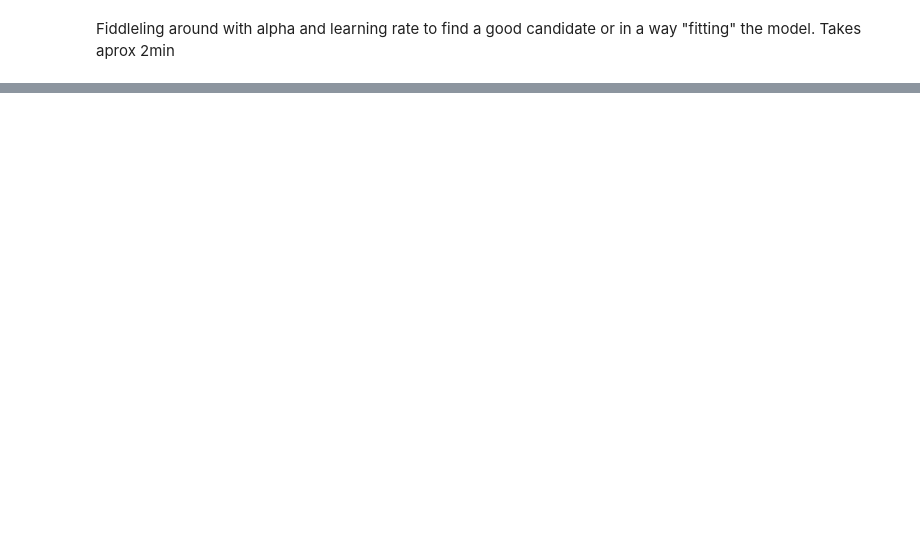
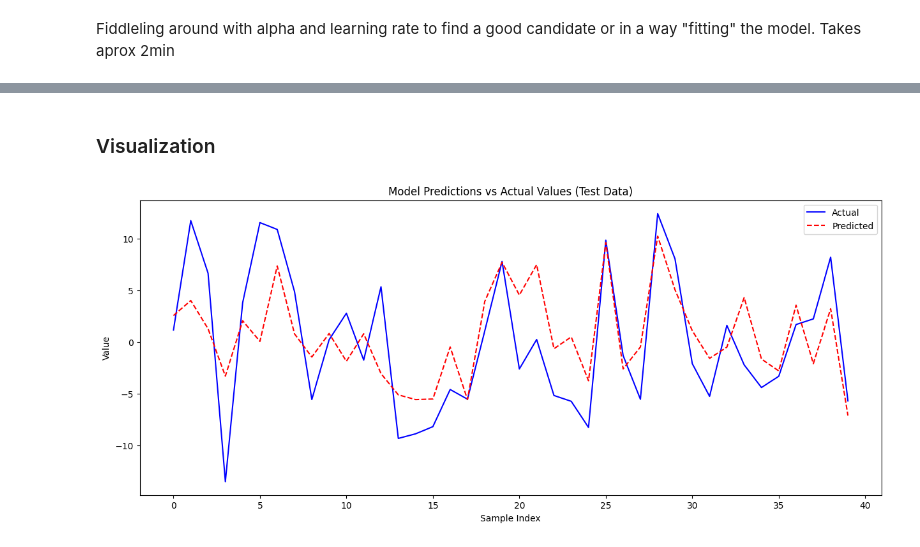
Before and after one commit to Valementajat/ML_Stability_Regularization, a Jupyter notebook: regularizationStability.ipynb, the cells around one changed output, grey strips where cells are left out. Saved outputs shown, nothing was run; the diff lists cells and outputs as text; code cells hidden in the pictures; blank space fills up the shorter version.

```diff
--- a/regularizationStability.ipynb
+++ b/regularizationStability.ipynb
@@ -66,5 +76,7 @@ print(X[0])
 # %% [markdown]
 Create the training, test split
 # %%
-X_train, X_test, y_train, y_test = train_test_split(X, Y, test_size=0.2, random_state=42)
+def trainSplit(X, Y):
+   X_train, X_test, y_train, y_test = train_test_split(X, Y, test_size=0.2, random_state=42)
+   return X_train, X_test, y_train, y_test
 # %%
@@ -316,0 +326,21 @@ plt.show()
+# %%
+X_synt, Y_synt, synth_true_w = generate_synthetic_data(n_samples=200, n_features=20, noise=5.0, seed=42)
+X_synt, Y_synt = assingPermuntation(X_synt, Y_synt, seed = 42)
+X_synt_train, X_synt_test, y_synt_train, y_synt_test  = trainSplit(X_synt, Y_synt)
+
+# Add bias so we're not completely lost
+X_synt_train = add_bias(X_synt_train)
+X_synt_test = add_bias(X_synt_test)
+
+# Retrieve ridge weights from a crude implementation
+best_synt_w = fitRidge(X_synt_train, X_synt_test, y_synt_train, y_synt_test, epochs = 1000)
+
+# Last test predictions
+testPredictions = predict(X_synt_test, best_synt_w)
+print(sumError(testPredictions, y_synt_test))
+
+
+
+mse_test = mse(y_synt_test, testPredictions)
+rmse_test = np.sqrt(mse_test)
+print(mse_test, rmse_test)
@@ -316,0 +369,16 @@ plt.show()
+# %% [markdown]
+### Visualization
+# %%
+num_samples_to_plot = len(X_synt_test)
+indices = np.arange(num_samples_to_plot)
+
+plt.figure(figsize=(15, 6))
+plt.plot(indices, y_synt_test[:num_samples_to_plot], 'b-', label='Actual')
+plt.plot(indices, testPredictions[:num_samples_to_plot], 'r--', label='Predicted')
+plt.title('Model Predictions vs Actual Values (Test Data)')
+plt.xlabel('Sample Index')
+plt.ylabel('Value')
+plt.legend()
+plt.show()
+# %% [output]
+[figure, added]
```
Also changed, not shown: parts of 32 cells of this notebook.
